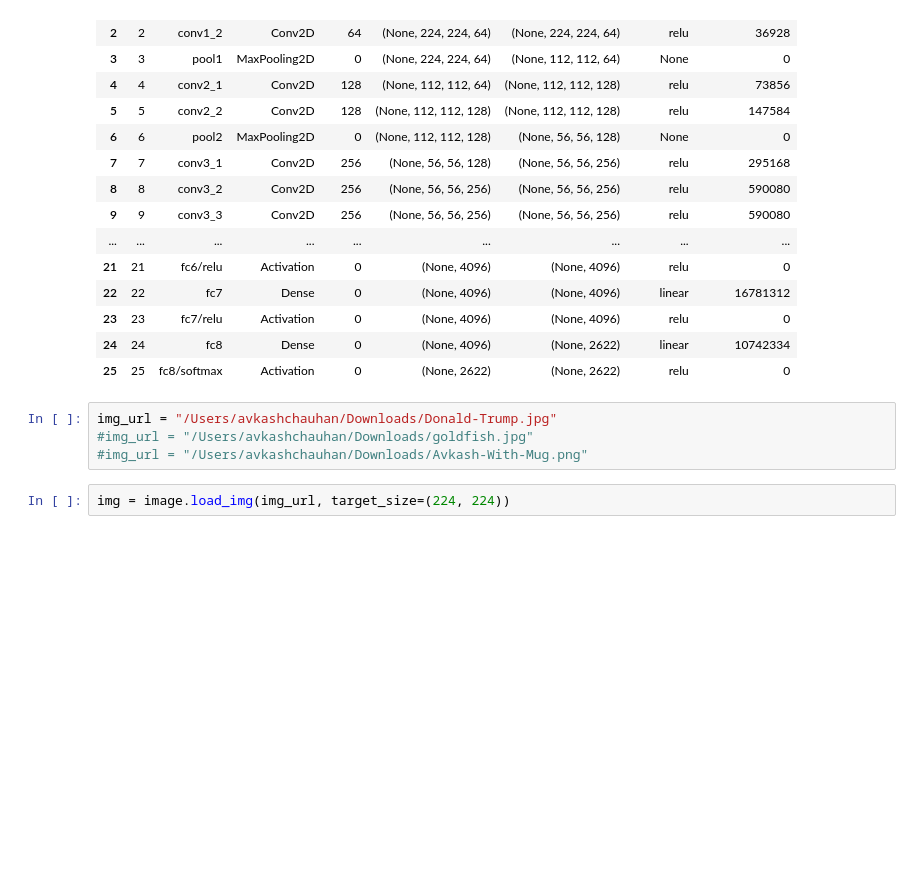
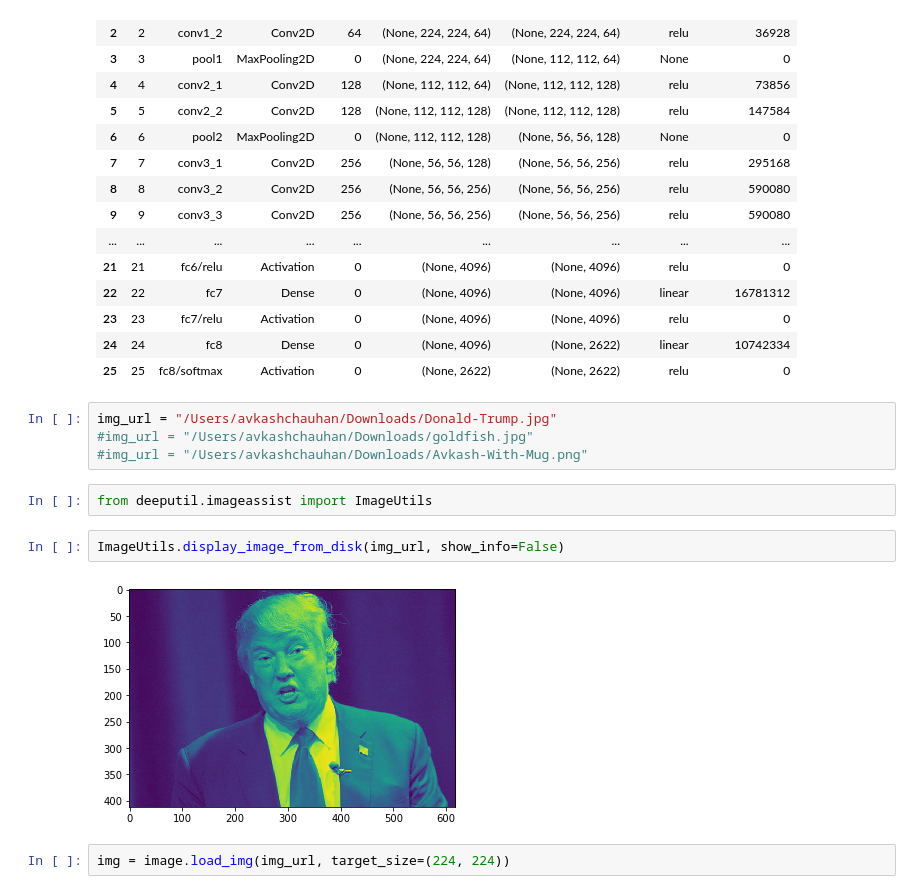
Before and after one commit to Avkash/deeputil, a Jupyter notebook: examples/notebooks/VGGFace_Demo.ipynb, the cells around one changed output. Cells and saved outputs as stored; diff of their text form; blank space fills up the shorter version.

```diff
--- a/examples/notebooks/VGGFace_Demo.ipynb
+++ b/examples/notebooks/VGGFace_Demo.ipynb
@@ -44,6 +43,12 @@ Total 26 layers details are collected.
 img_url = "/Users/avkashchauhan/Downloads/Donald-Trump.jpg"
 #img_url = "/Users/avkashchauhan/Downloads/goldfish.jpg"
 #img_url = "/Users/avkashchauhan/Downloads/Avkash-With-Mug.png"
+# %%
+from deeputil.imageassist import ImageUtils
+# %%
+ImageUtils.display_image_from_disk(img_url, show_info=False)
+# %% [output]
+[figure, added]
 # %%
 img = image.load_img(img_url, target_size=(224, 224))
 # %%
```
Also changed, not shown: parts of 4 cells of this notebook, 12 other files.
